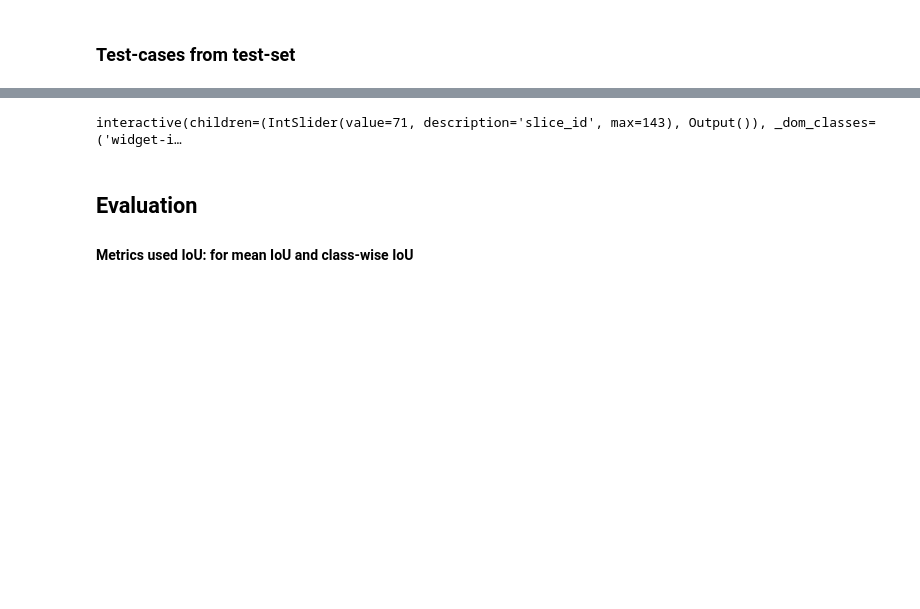
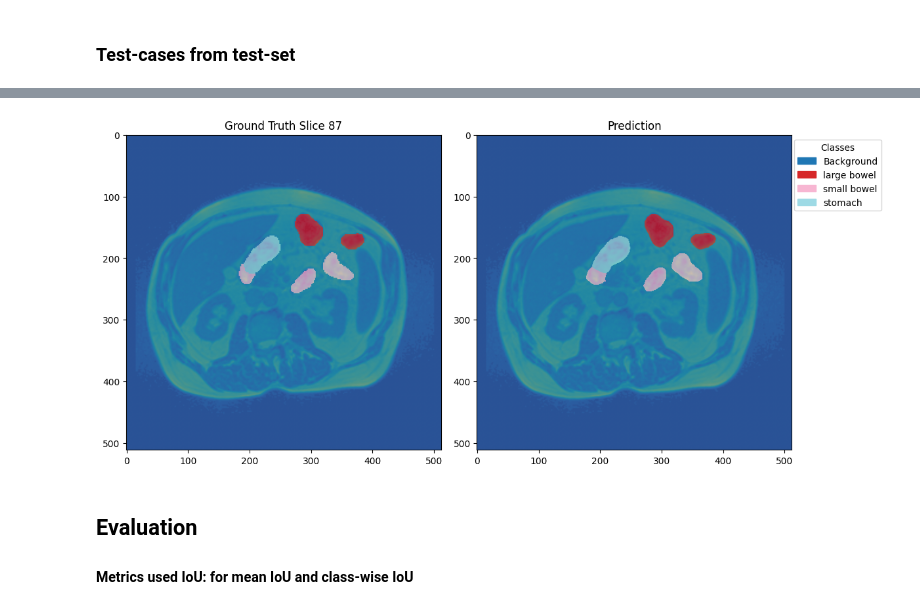
Before and after one commit to Rohith-Kumar-S/BowelSegmentation-MRI, a Jupyter notebook: Bowel_Segmentation.ipynb, the cells around one changed output, grey strips where cells are left out. Drawn from its saved outputs; the diff is of its cells as text; code cells hidden in the pictures; blank space fills up the shorter version.

```diff
--- a/Bowel_Segmentation.ipynb
+++ b/Bowel_Segmentation.ipynb
@@ -1307,7 +1335,7 @@ interactive(children=(IntSlider(value=71, description='slice_id', max=143), Outp
 # %%
-visualize(test_cases[2], "Test Patient 3")
+visualize(test_cases[2], "Test Patient 3", 87)
 # %% [output]
-interactive(children=(IntSlider(value=71, description='slice_id', max=143), Output()), _dom_classes=('widget-i…
+[figure, added]
 # %% [markdown]
 ## Evaluation
 
```
Also changed, not shown: parts of 11 cells of this notebook.
